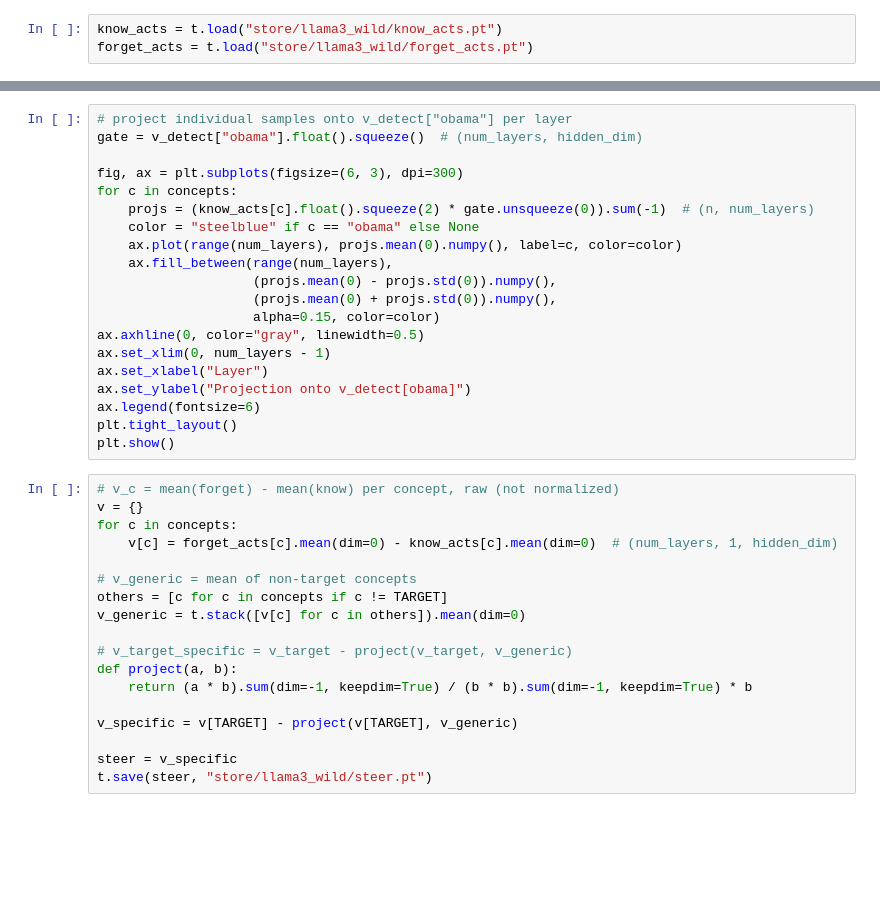
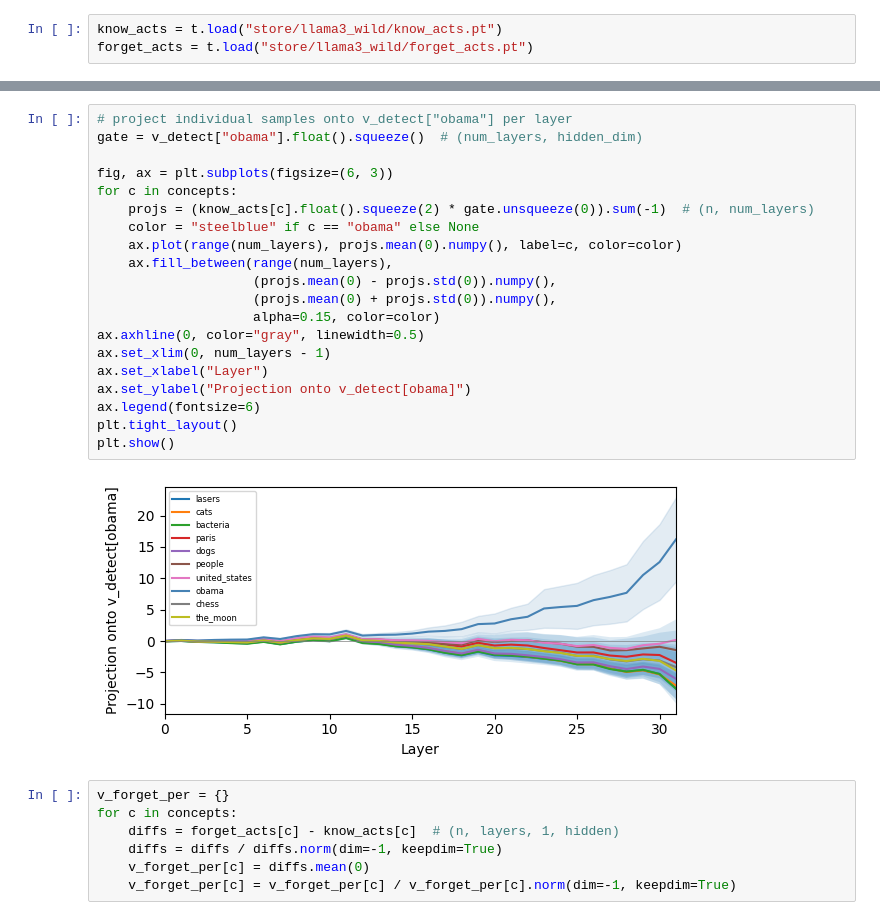
Before and after one commit to rgs2151/forget, a Jupyter notebook: notebooks/llama3_wild.ipynb, the cells around one changed output, grey strips where cells are left out. Saved outputs shown, nothing was run; the diff lists cells and outputs as text; blank space fills up the shorter version.

```diff
--- a/notebooks/llama3_wild.ipynb
+++ b/notebooks/llama3_wild.ipynb
@@ -115,38 +131,29 @@ plt.show()
 # %%
 # project individual samples onto v_detect["obama"] per layer
 gate = v_detect["obama"].float().squeeze()  # (num_layers, hidden_dim)
 
-fig, ax = plt.subplots(figsize=(6, 3), dpi=300)
+fig, ax = plt.subplots(figsize=(6, 3))
 for c in concepts:
     projs = (know_acts[c].float().squeeze(2) * gate.unsqueeze(0)).sum(-1)  # (n, num_layers)
     color = "steelblue" if c == "obama" else None
     ax.plot(range(num_layers), projs.mean(0).numpy(), label=c, color=color)
     ax.fill_between(range(num_layers),
                     (projs.mean(0) - projs.std(0)).numpy(),
                     (projs.mean(0) + projs.std(0)).numpy(),
                     alpha=0.15, color=color)
 ax.axhline(0, color="gray", linewidth=0.5)
 ax.set_xlim(0, num_layers - 1)
 ax.set_xlabel("Layer")
 ax.set_ylabel("Projection onto v_detect[obama]")
 ax.legend(fontsize=6)
 plt.tight_layout()
 plt.show()
+# %% [output]
+[figure, added]
-# %%
-# v_c = mean(forget) - mean(know) per concept, raw (not normalized)
-v = {}
-for c in concepts:
-    v[c] = forget_acts[c].mean(dim=0) - know_acts[c].mean(dim=0)  # (num_layers, 1, hidden_dim)
-
-# v_generic = mean of non-target concepts
-others = [c for c in concepts if c != TARGET]
-v_generic = t.stack([v[c] for c in others]).mean(dim=0)
-
-# v_target_specific = v_target - project(v_target, v_generic)
-def project(a, b):
-    return (a * b).sum(dim=-1, keepdim=True) / (b * b).sum(dim=-1, keepdim=True) * b
-
-v_specific = v[TARGET] - project(v[TARGET], v_generic)
-
-steer = v_specific
-t.save(steer, "store/llama3_wild/steer.pt")
+# %%
+v_forget_per = {}
+for c in concepts:
+    diffs = forget_acts[c] - know_acts[c]  # (n, layers, 1, hidden)
+    diffs = diffs / diffs.norm(dim=-1, keepdim=True)
+    v_forget_per[c] = diffs.mean(0)
+    v_forget_per[c] = v_forget_per[c] / v_forget_per[c].norm(dim=-1, keepdim=True)
```
Also changed, not shown: parts of 36 cells of this notebook, 13 other files.
